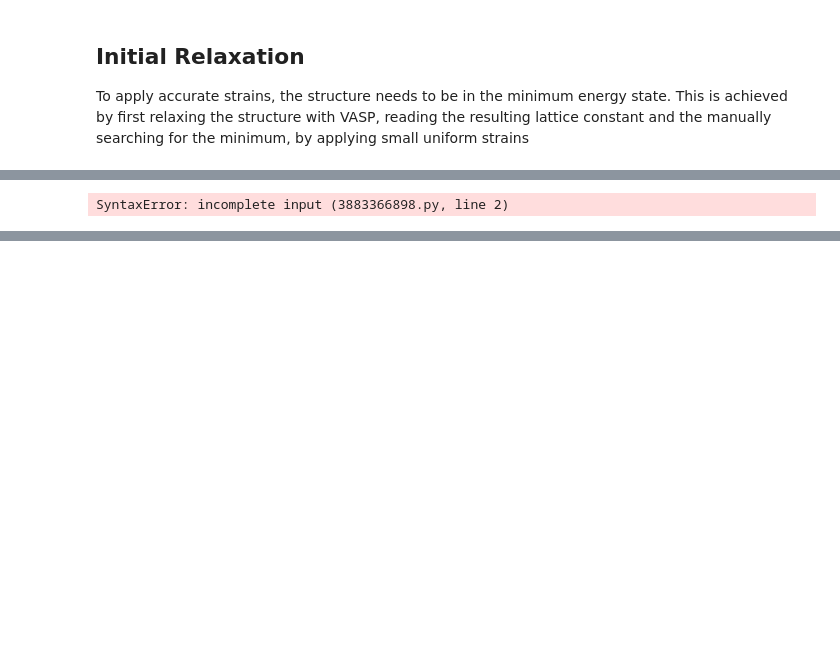
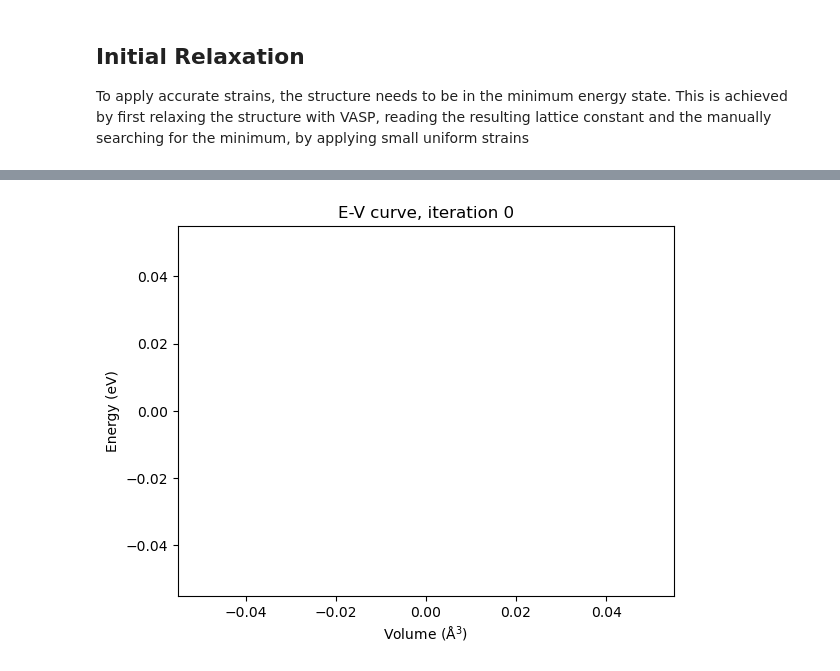
Before and after one commit to JonasHornig/PyIronWorkflows, a Jupyter notebook: src/ElasticConstants.ipynb, the cells around one changed output, grey strips where cells are left out. Saved outputs shown, nothing was run; the diff lists cells and outputs as text; code cells hidden in the pictures; blank space fills up the shorter version.

Commit message:
EV curves are noe generated

```diff
--- a/src/ElasticConstants.ipynb
+++ b/src/ElasticConstants.ipynb
@@ -34,3 +51,13 @@ def CreateStrainRange(ZeroStrainPoint_Percent:float = 0.0, Range_Percent:float =
+# %%
+def WaitForJobs(Project):
+    # Wait for jobs to be finished
+    while not all(Project.job_table()["status"].isin(["finished", "aborted"])):
+        clear_output(wait=True)
+        display(Project.job_table())
+        time.sleep(10)
+
+    clear_output(wait=True)
+    display(Project.job_table())
 # %%
 # Creates a log file, to dump info during runtime
 class LoggingFile():
@@ -68,7 +95,7 @@ Log.LogEvent("Start bulk modulus calculation\n")
 ElasticConstantsProject = Project(path=SimulationFilePath)
 ElasticConstantsProject.remove_jobs(recursive=True, silently=True)
 # %%
-UnitCell = ElasticConstantsProject.create.structure.ase.bulk("Al", cubic=True, a = 2.75)
+UnitCell = ElasticConstantsProject.create.structure.ase.bulk("Al", cubic=True, a = 4.04)
 #UnitCell.plot3d()
 # %% [markdown]
 ## Initial Relaxation
@@ -91,4 +118,9 @@ Log.LogInformation(InitialRelaxationJob.input.incar)
 
 InitialRelaxationJob.executable = VaspExecutable
 InitialRelaxationJob.run()
+WaitForJobs(ElasticConstantsProject)
+
+RelaxedStructure = InitialRelaxationJob.structure.copy()
+RelaxedStructure.set_cell(InitialRelaxationJob.output.cells[-1], scale_atoms=False)
+RelaxedStructure.positions = InitialRelaxationJob.output.positions[-1]
 # %% [output]
@@ -125,4 +153,27 @@ StrainMagnitudes = CreateStrainRange(ZeroStrainPoint_Percent=0, Range_Percent=Ma
-# %%
-for Strain in StrainMagnitudes:
-# %% [output]
-SyntaxError: incomplete input (3883366898.py, line 2)
+# %%
+def PlotEnergyVolumeCurve(Project, Iteration):
+    Prefix = f"StructureRelaxation_Iter{Iteration}_"
+
+    Volumes_A3, Energies_eV = [], []
+    for Job in Project.iter_jobs(convert_to_object=True):
+        if not Job.job_name.startswith(Prefix) or not Job.status.finished:
+            continue
+        Volumes_A3.append(Job.output.volume[-1])
+        Energies_eV.append(Job.output.energy_pot[-1])
+
+    Order       = np.argsort(Volumes_A3)
+    Volumes_A3  = np.array(Volumes_A3)[Order]
+    Energies_eV = np.array(Energies_eV)[Order]
+
+    plt.plot(Volumes_A3, Energies_eV, "o-")
+    plt.xlabel(r"Volume ($\mathrm{\AA}^3$)")
+    plt.ylabel("Energy (eV)")
+    plt.title(f"E-V curve, iteration {Iteration}")
+    plt.show()
+
+    return Volumes_A3, Energies_eV
+# %%
+ElasticConstantsProject.remove_jobs(recursive=True, silently=True)
+RunUniaxialStrains(0.01, RelaxedStructure, 0)
+Volumes_A3, Energies_eV = PlotEnergyVolumeCurve(ElasticConstantsProject, Iteration=0)
+# %% [output]
@@ -128,0 +188 @@ SyntaxError: incomplete input (3883366898.py, line 2)
+[figure, added]
```
Also changed, not shown: parts of 9 cells of this notebook.
